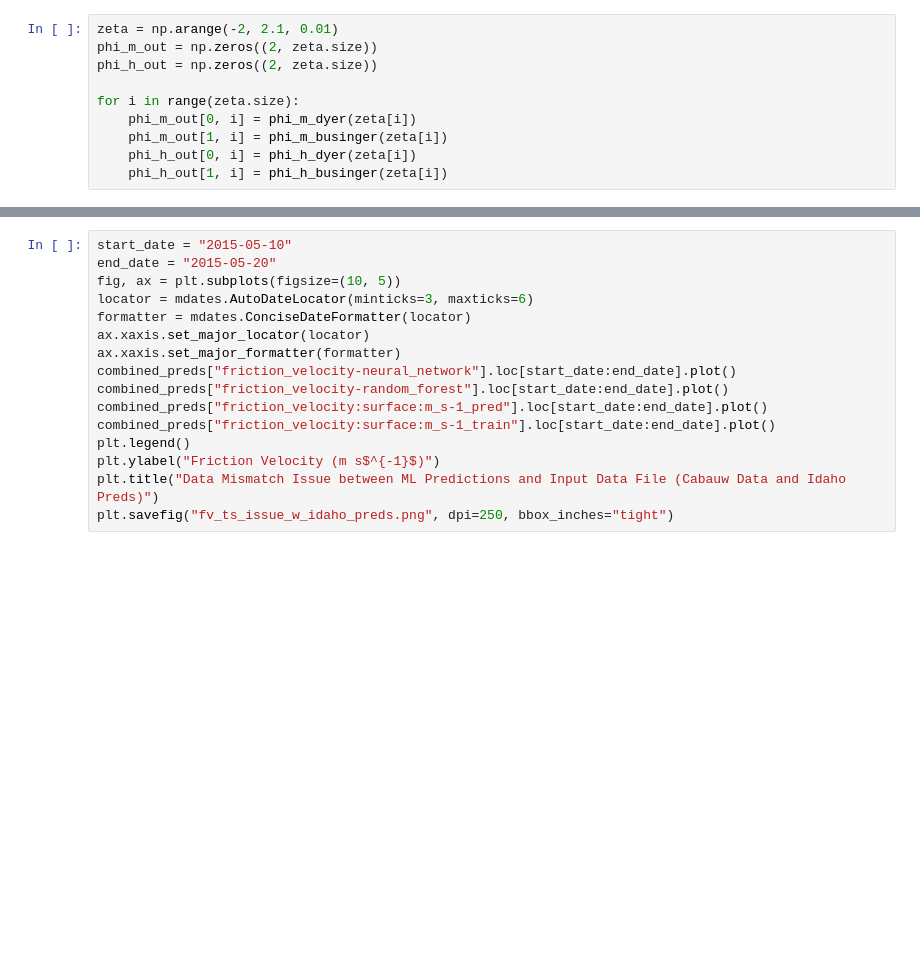
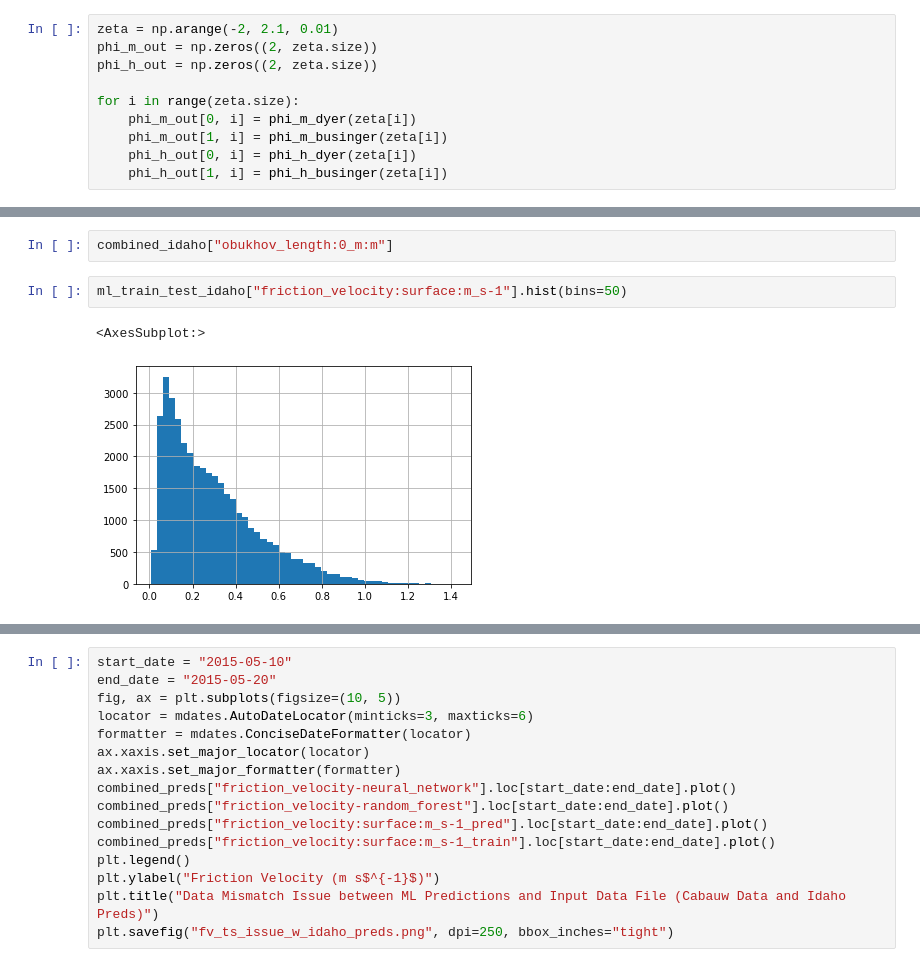
Before and after one commit to NCAR/mlsurfacelayer, a Jupyter notebook: notebooks/phi_plots.ipynb, the cells around one changed output, grey strips where cells are left out. Cells and saved outputs as stored; diff of their text form; blank space fills up the shorter version.

```diff
--- a/notebooks/phi_plots.ipynb
+++ b/notebooks/phi_plots.ipynb
@@ -170,0 +298,7 @@ surface_layer_model_predictions_idaho.csv
+# %%
+combined_idaho["obukhov_length:0_m:m"]
+# %%
+ml_train_test_idaho["friction_velocity:surface:m_s-1"].hist(bins=50)
+# %% [output]
+<AxesSubplot:>
+[figure, added]
```
Also changed, not shown: parts of 43 cells of this notebook, 14 other files.
